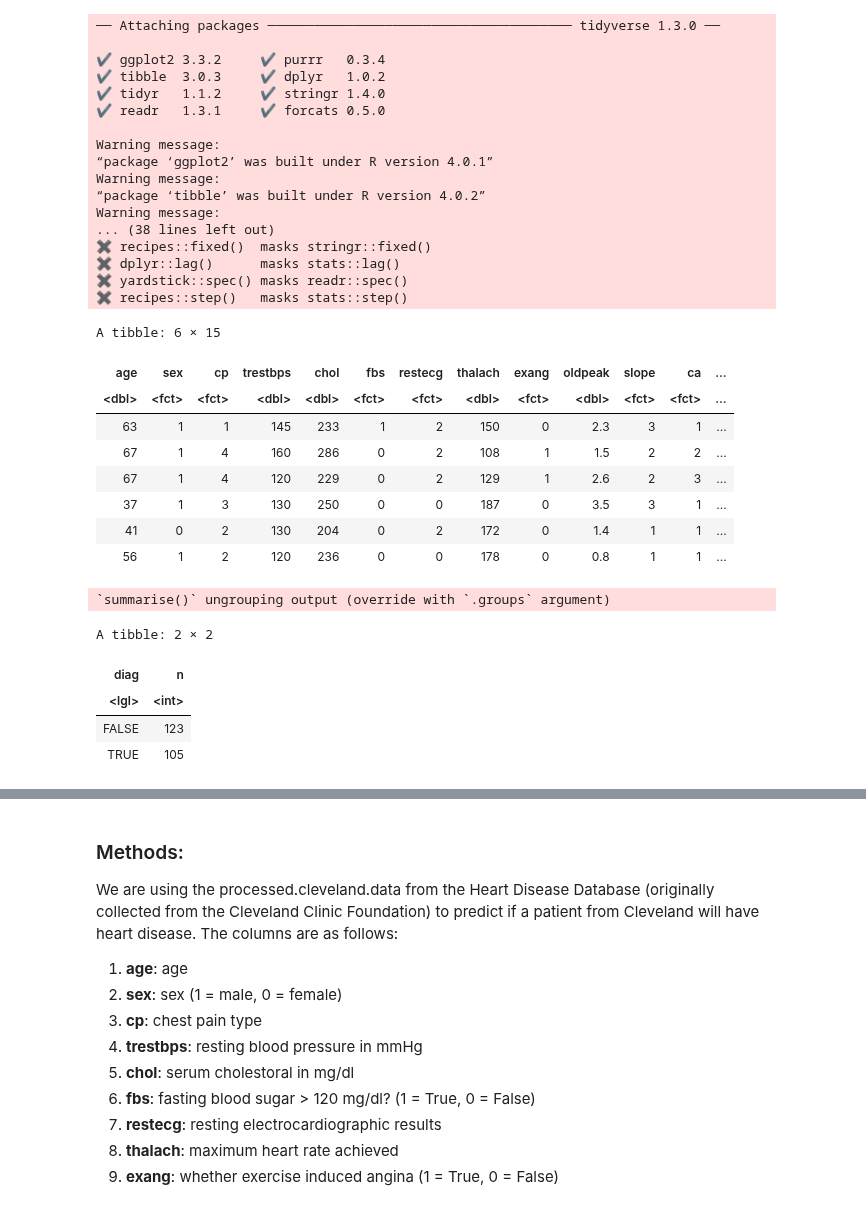
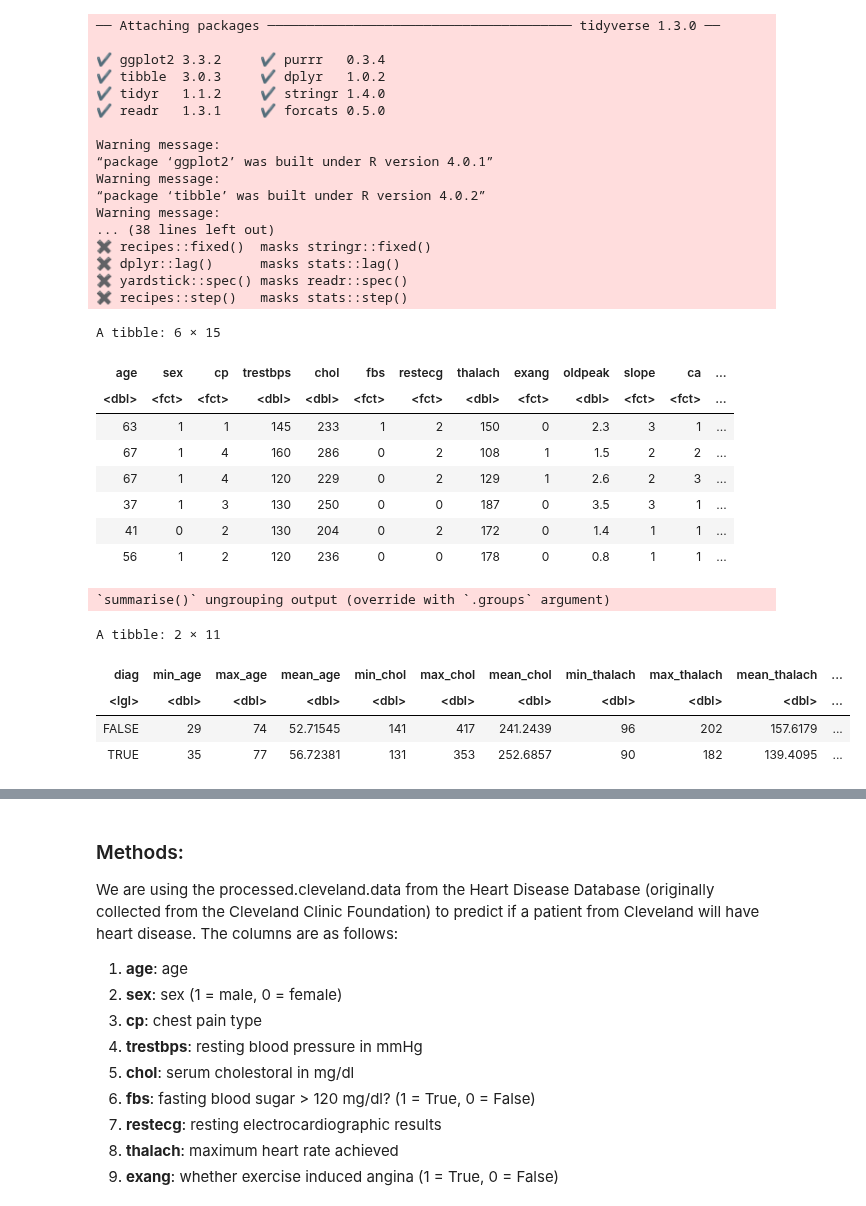
Before and after one commit to Agamchawla/group-29-project, a Jupyter notebook: group_project_proposal.ipynb, the cells around one changed output, grey strips where cells are left out. Drawn from its saved outputs; the diff is of its cells as text; code cells hidden in the pictures.

```diff
--- a/group_project_proposal.ipynb
+++ b/group_project_proposal.ipynb
@@ -63,12 +63,6 @@ cleveland_training <- training(cleveland_split)
 cleveland_testing <- testing(cleveland_split)
 
 head(cleveland_training)
-
-cleveland_summary <- cleveland_training %>%
-                     group_by(diag) %>%
-                     summarize(n = n())
-
-cleveland_summary
 # %% [output]
 A tibble: 6 × 15
 | age | sex | cp | trestbps | chol | fbs | restecg | thalach | exang | oldpeak | slope | ca | ... |
@@ -79,12 +73,23 @@ A tibble: 6 × 15
 | 37 | 1 | 3 | 130 | 250 | 0 | 0 | 187 | 0 | 3.5 | 3 | 1 | ... |
 | 41 | 0 | 2 | 130 | 204 | 0 | 2 | 172 | 0 | 1.4 | 1 | 1 | ... |
 | 56 | 1 | 2 | 120 | 236 | 0 | 0 | 178 | 0 | 0.8 | 1 | 1 | ... |
-`summarise()` ungrouping output (override with `.groups` argument)
-A tibble: 2 × 2
-| diag | n |
-| <lgl> | <int> |
-| FALSE | 123 |
-| TRUE | 105 |
+# %%
+#summarizing to get min, max, mean of each predictor + total no. of rows per class
+cleveland_summary <- cleveland_training %>%
+                    group_by(diag) %>%
+                    summarize(min_age = min(age), max_age = max(age), mean_age = mean(age),
+                              min_chol = min(chol), max_chol = max(chol), mean_chol = mean(chol),
+                              min_thalach = min(thalach), max_thalach = max(thalach), mean_thalach = mean(thalach),
+                              n_of_patients = n())
+
+cleveland_summary
+# %% [output]
+`summarise()` ungrouping output (override with `.groups` argument)
+A tibble: 2 × 11
+| diag | min_age | max_age | mean_age | min_chol | max_chol | mean_chol | min_thalach | max_thalach | mean_thalach | ... |
+| <lgl> | <dbl> | <dbl> | <dbl> | <dbl> | <dbl> | <dbl> | <dbl> | <dbl> | <dbl> | ... |
+| FALSE | 29 | 74 | 52.71545 | 141 | 417 | 241.2439 | 96 | 202 | 157.6179 | ... |
+| TRUE | 35 | 77 | 56.72381 | 131 | 353 | 252.6857 | 90 | 182 | 139.4095 | ... |
 # %%
 #plotting the training data
 plot1 <- ggplot(cleveland_training, aes(x = thalach, y = chol, color = diag)) +
```
Also changed, not shown: parts of 2 cells of this notebook.
